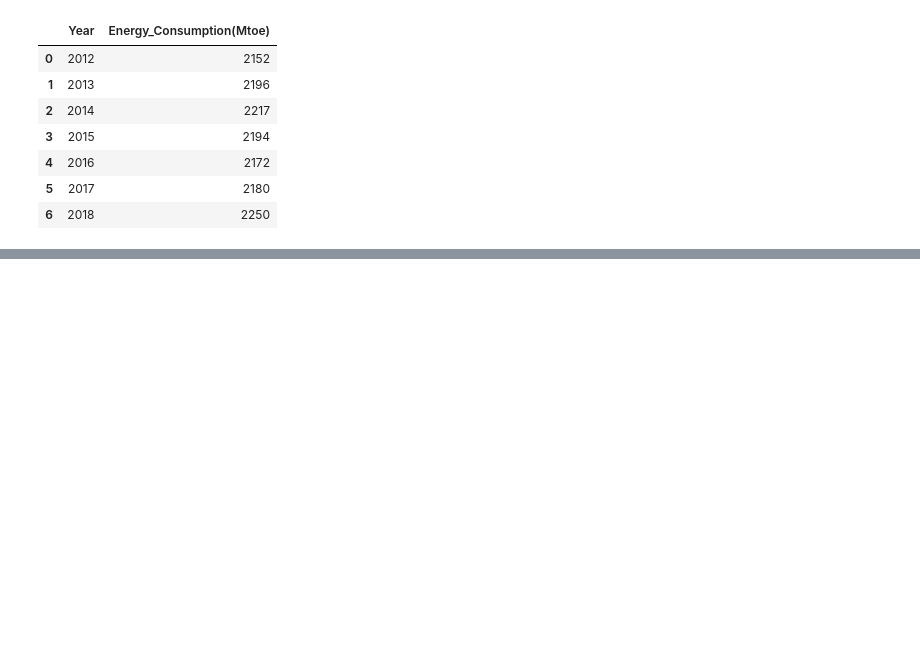
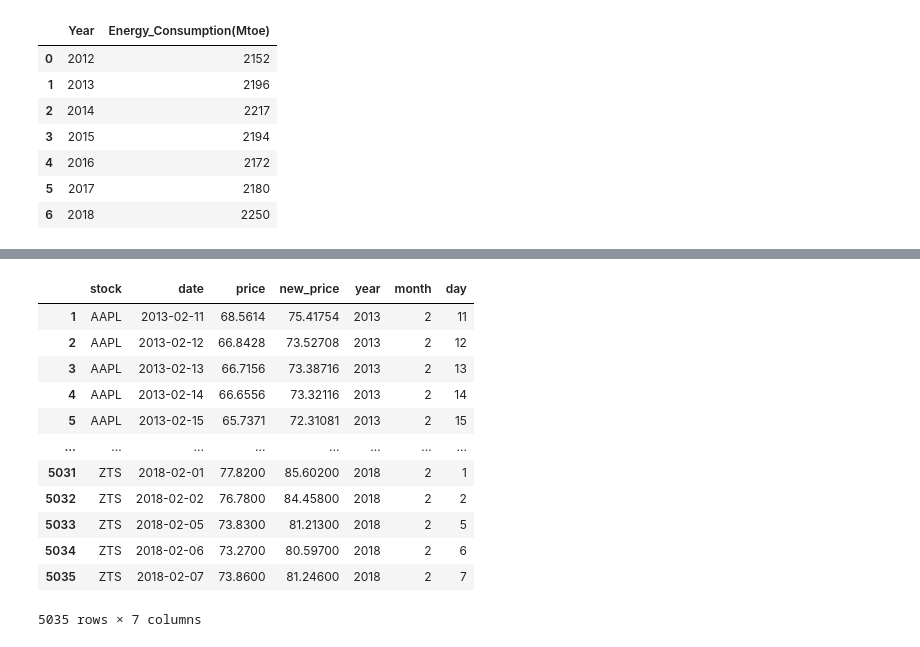
Before and after one commit to senthilp61/google_colab, a Jupyter notebook: Pandas.ipynb, the cells around one changed output, grey strips where cells are left out. Saved outputs shown, nothing was run; the diff lists cells and outputs as text; code cells hidden in the pictures; blank space fills up the shorter version.

```diff
--- a/Pandas.ipynb
+++ b/Pandas.ipynb
@@ -1313,0 +2015,2 @@ df3
+# %%
+data.drop(0, inplace=True)
@@ -1313,0 +2055,3 @@ df3
+# %%
+# converting the date column to datetime format
+data['date'] = pd.to_datetime(data['date'], dayfirst=True)
@@ -1313,0 +2089,3 @@ df3
+# %%
+data['year'] = data['date'].dt.year
+data
@@ -1313,0 +2106,3 @@ df3
+# %%
+data['month'] = data['date'].dt.month
+data
@@ -1313,0 +2123,17 @@ df3
+# %%
+data['day'] = data['date'].dt.day
+data
+# %% [output]
+|  | stock | date | price | new_price | year | month | day |
+| 1 | AAPL | 2013-02-11 | 68.5614 | 75.41754 | 2013 | 2 | 11 |
+| 2 | AAPL | 2013-02-12 | 66.8428 | 73.52708 | 2013 | 2 | 12 |
+| 3 | AAPL | 2013-02-13 | 66.7156 | 73.38716 | 2013 | 2 | 13 |
+| 4 | AAPL | 2013-02-14 | 66.6556 | 73.32116 | 2013 | 2 | 14 |
+| 5 | AAPL | 2013-02-15 | 65.7371 | 72.31081 | 2013 | 2 | 15 |
+| ... | ... | ... | ... | ... | ... | ... | ... |
+| 5031 | ZTS | 2018-02-01 | 77.8200 | 85.60200 | 2018 | 2 | 1 |
+| 5032 | ZTS | 2018-02-02 | 76.7800 | 84.45800 | 2018 | 2 | 2 |
+| 5033 | ZTS | 2018-02-05 | 73.8300 | 81.21300 | 2018 | 2 | 5 |
+| 5034 | ZTS | 2018-02-06 | 73.2700 | 80.59700 | 2018 | 2 | 6 |
+| 5035 | ZTS | 2018-02-07 | 73.8600 | 81.24600 | 2018 | 2 | 7 |
+5035 rows × 7 columns
```
Also changed, not shown: parts of 103 cells of this notebook.
